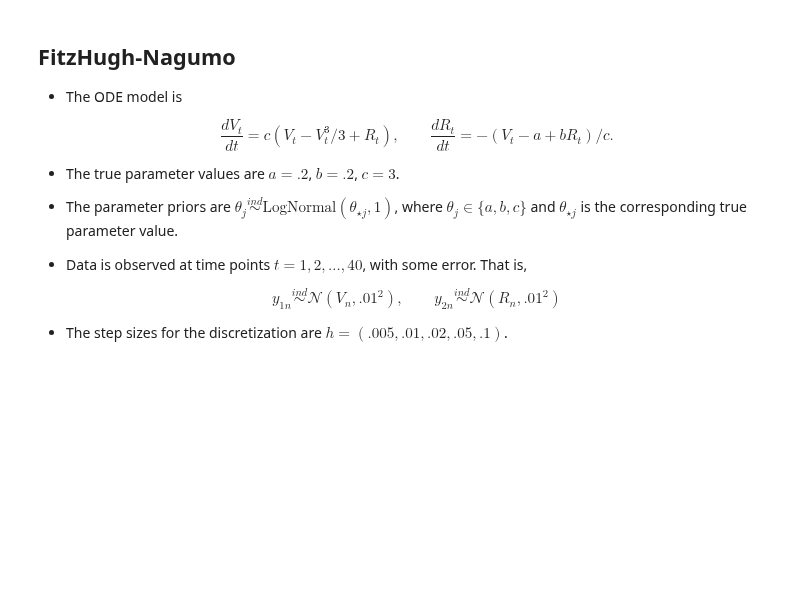
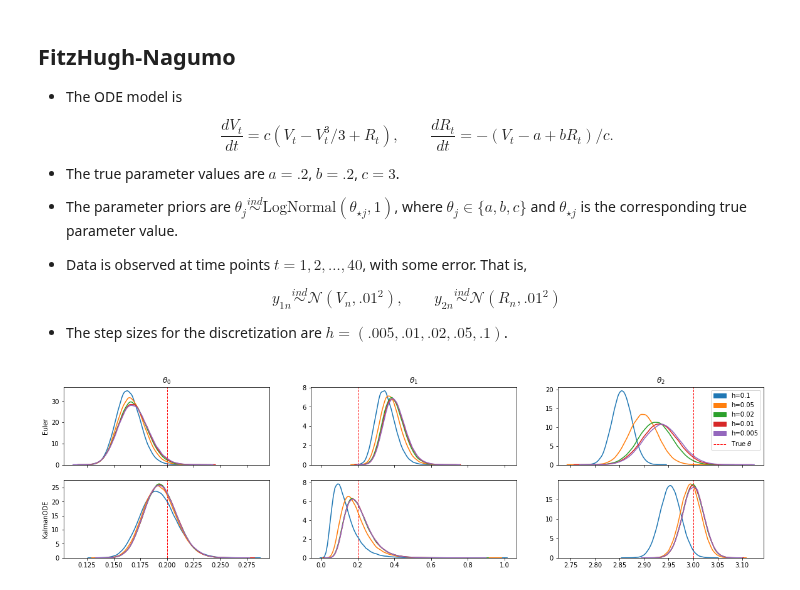
Before and after one commit to mlysy/rodeo-legacy, a Jupyter notebook: cython/KalmanODE.ipynb, the cells around one changed output. Drawn from its saved outputs; the diff is of its cells as text; code cells hidden in the pictures; blank space fills up the shorter version.

```diff
--- a/cython/KalmanODE.ipynb
+++ b/cython/KalmanODE.ipynb
@@ -288,3 +277,8 @@ for i in range(len(hlst)):
     fplot.kode = kode
     phi_hat, phi_var = fplot.phi_fit(fplot.kalman_nlpost, Y_t, x0_state, hlst[i], theta_true, phi_sd, gamma)
     Theta_kalman[i] = fplot.Theta_sample(phi_hat, phi_var, n_samples)
+# %%
+# Euler, Kalman plots
+fplot.theta_plot(Theta_euler, Theta_kalman, theta_true, hlst)
+# %% [output]
+[figure, added]
```
Also changed, not shown: parts of 17 cells of this notebook.
